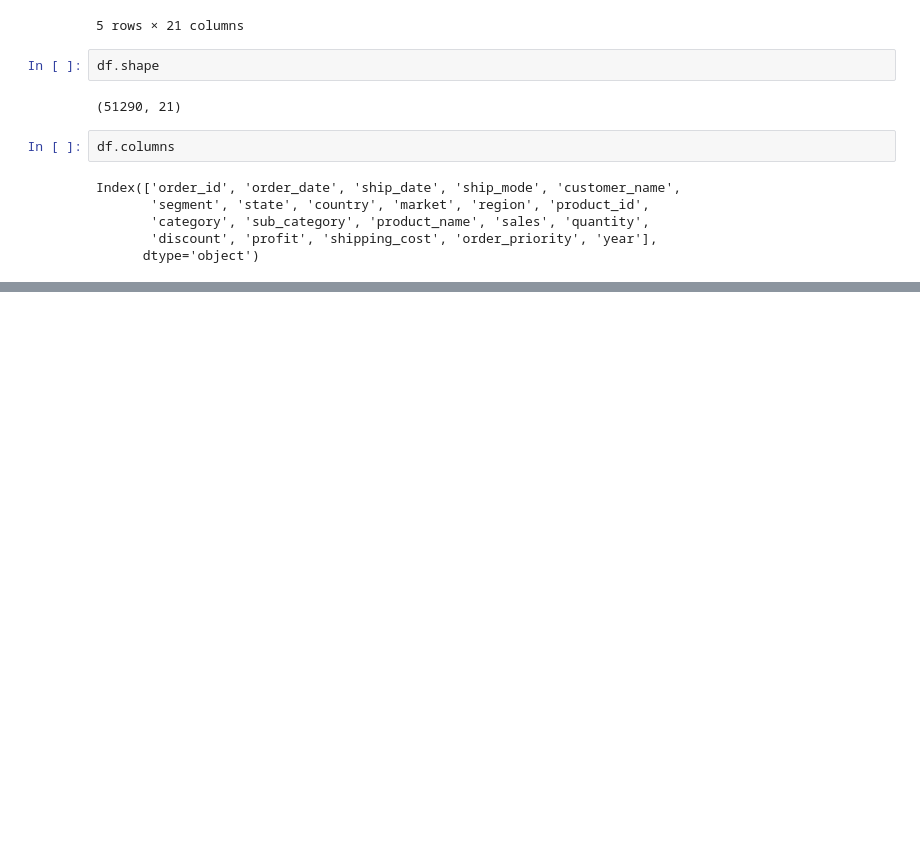
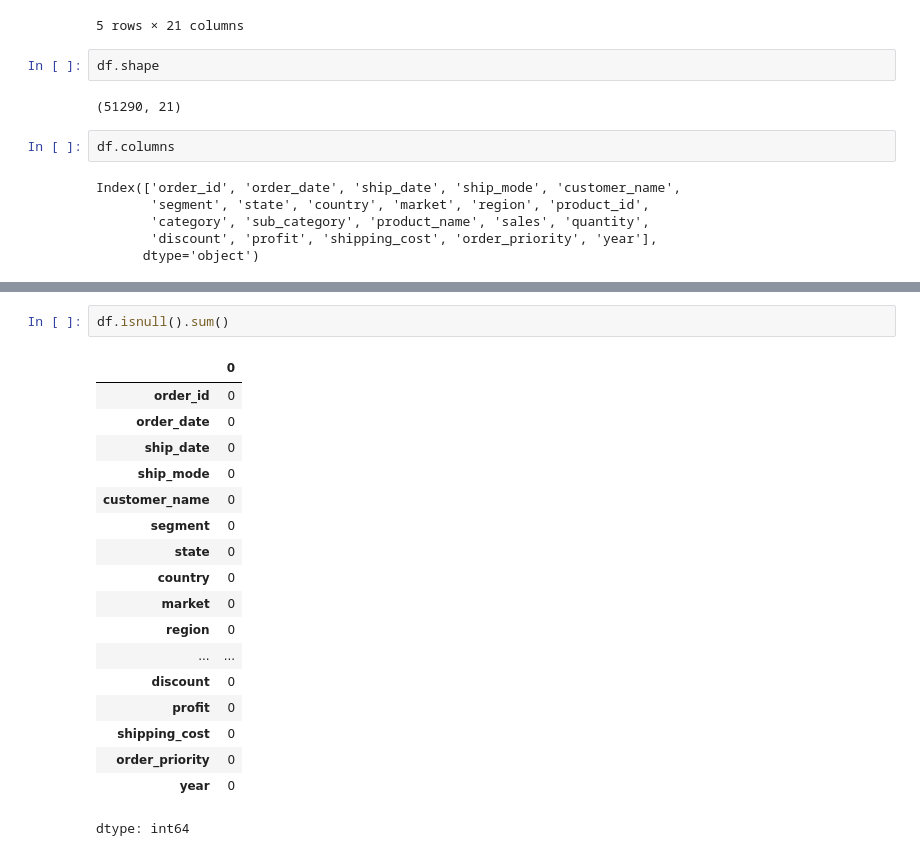
Before and after one commit to Wasimul2023/Superstore_sales_Analysis, a Jupyter notebook: Superstore_Sales_Analysis.ipynb, the cells around one changed output, grey strips where cells are left out. Cells and saved outputs as stored; diff of their text form; blank space fills up the shorter version.

```diff
--- a/Superstore_Sales_Analysis.ipynb
+++ b/Superstore_Sales_Analysis.ipynb
@@ -35,0 +56,21 @@ Index(['order_id', 'order_date', 'ship_date', 'ship_mode', 'customer_name',
+# %%
+df.isnull().sum()
+# %% [output]
+|  | 0 |
+| order_id | 0 |
+| order_date | 0 |
+| ship_date | 0 |
+| ship_mode | 0 |
+| customer_name | 0 |
+| segment | 0 |
+| state | 0 |
+| country | 0 |
+| market | 0 |
+| region | 0 |
+| ... | ... |
+| discount | 0 |
+| profit | 0 |
+| shipping_cost | 0 |
+| order_priority | 0 |
+| year | 0 |
+dtype: int64
```
Also changed, not shown: parts of 5 cells of this notebook.
